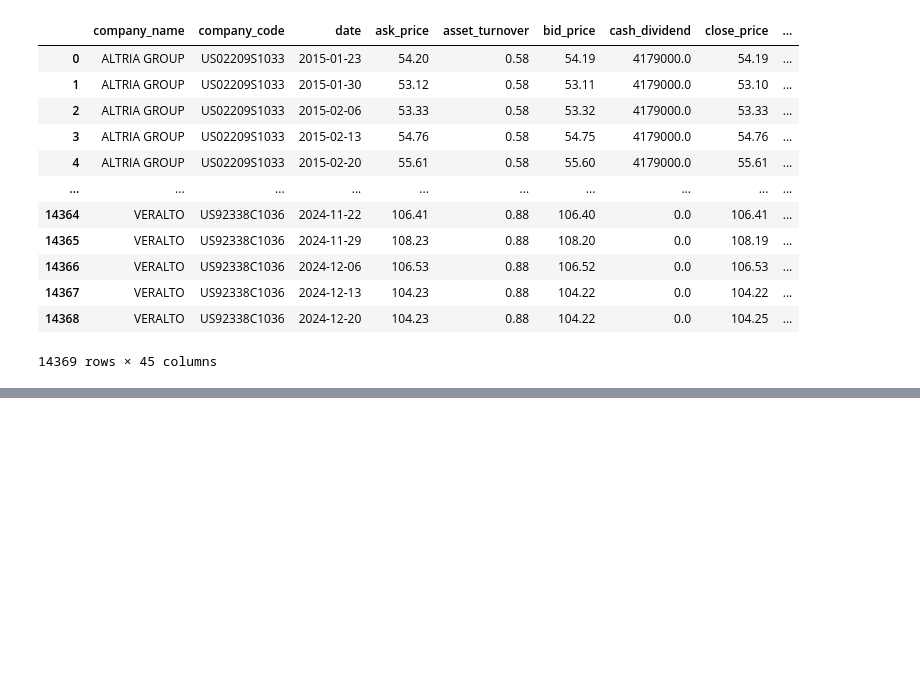
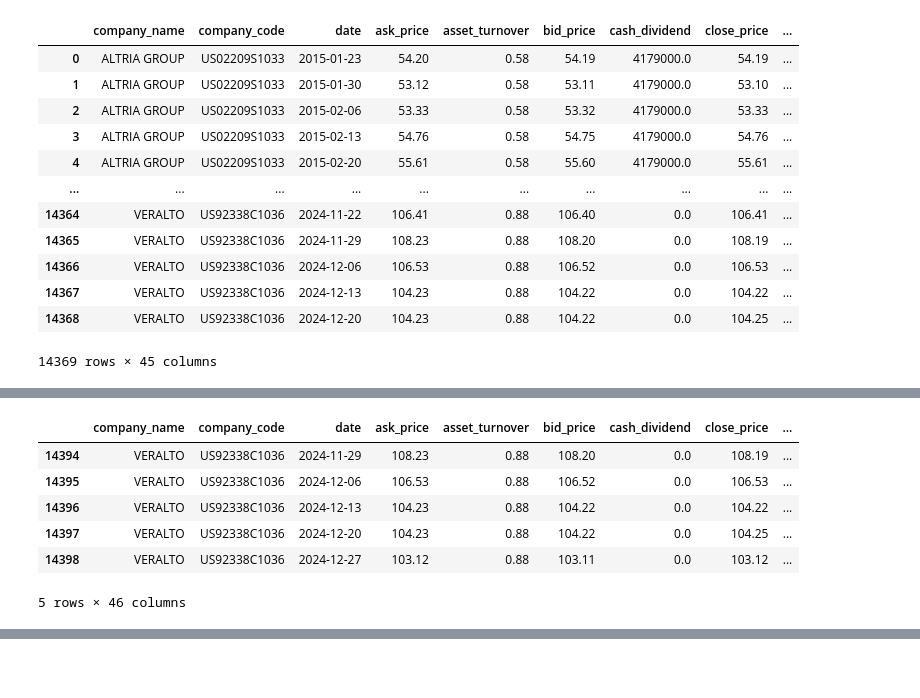
Before and after one commit to kaki1995/Project_Applying-AI-and-Large-Language-Models-in-Stock-Investment, a Jupyter notebook: Code_part 2.ipynb, the cells around one changed output, grey strips where cells are left out. Drawn from its saved outputs; the diff is of its cells as text; code cells hidden in the pictures; blank space fills up the shorter version.

```diff
--- a/Code_part 2.ipynb
+++ b/Code_part 2.ipynb
@@ -719,0 +730,10 @@ df_add_features.tail()
+# %%
+df_target.tail()
+# %% [output]
+|  | company_name | company_code | date | ask_price | asset_turnover | bid_price | cash_dividend | close_price | ... |
+| 14394 | VERALTO | US92338C1036 | 2024-11-29 | 108.23 | 0.88 | 108.20 | 0.0 | 108.19 | ... |
+| 14395 | VERALTO | US92338C1036 | 2024-12-06 | 106.53 | 0.88 | 106.52 | 0.0 | 106.53 | ... |
+| 14396 | VERALTO | US92338C1036 | 2024-12-13 | 104.23 | 0.88 | 104.22 | 0.0 | 104.22 | ... |
+| 14397 | VERALTO | US92338C1036 | 2024-12-20 | 104.23 | 0.88 | 104.22 | 0.0 | 104.25 | ... |
+| 14398 | VERALTO | US92338C1036 | 2024-12-27 | 103.12 | 0.88 | 103.11 | 0.0 | 103.12 | ... |
+5 rows × 46 columns
```
Also changed, not shown: parts of 11 cells of this notebook.
